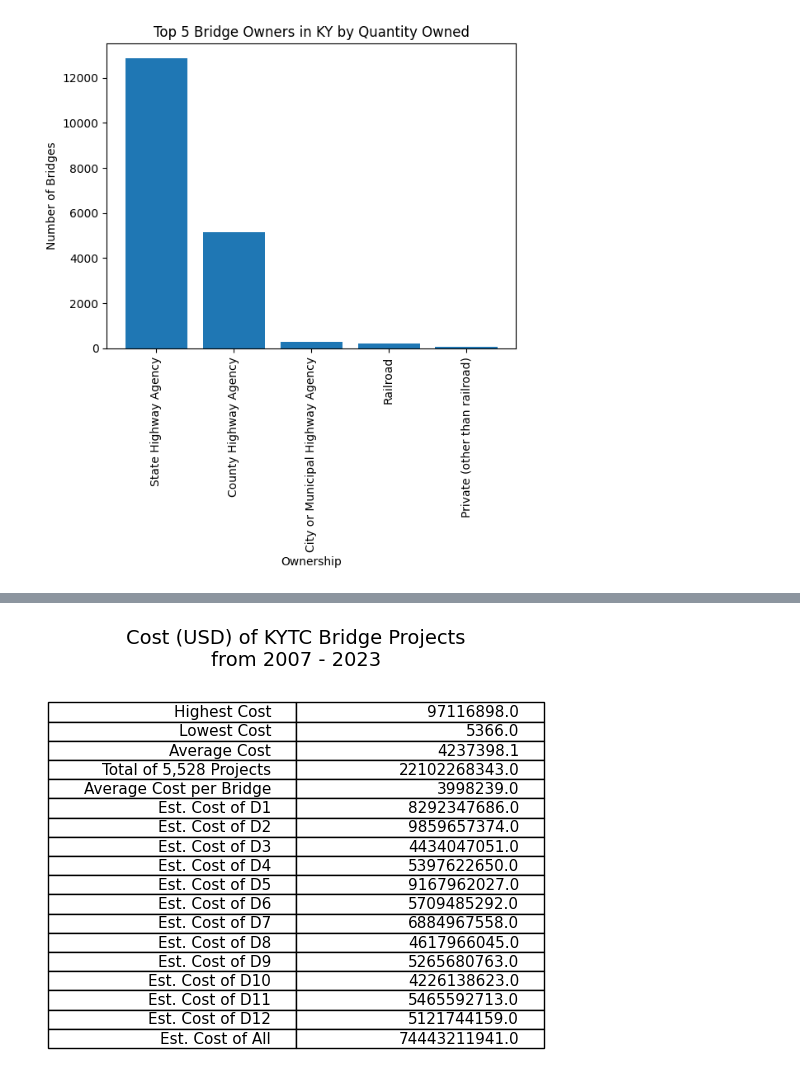
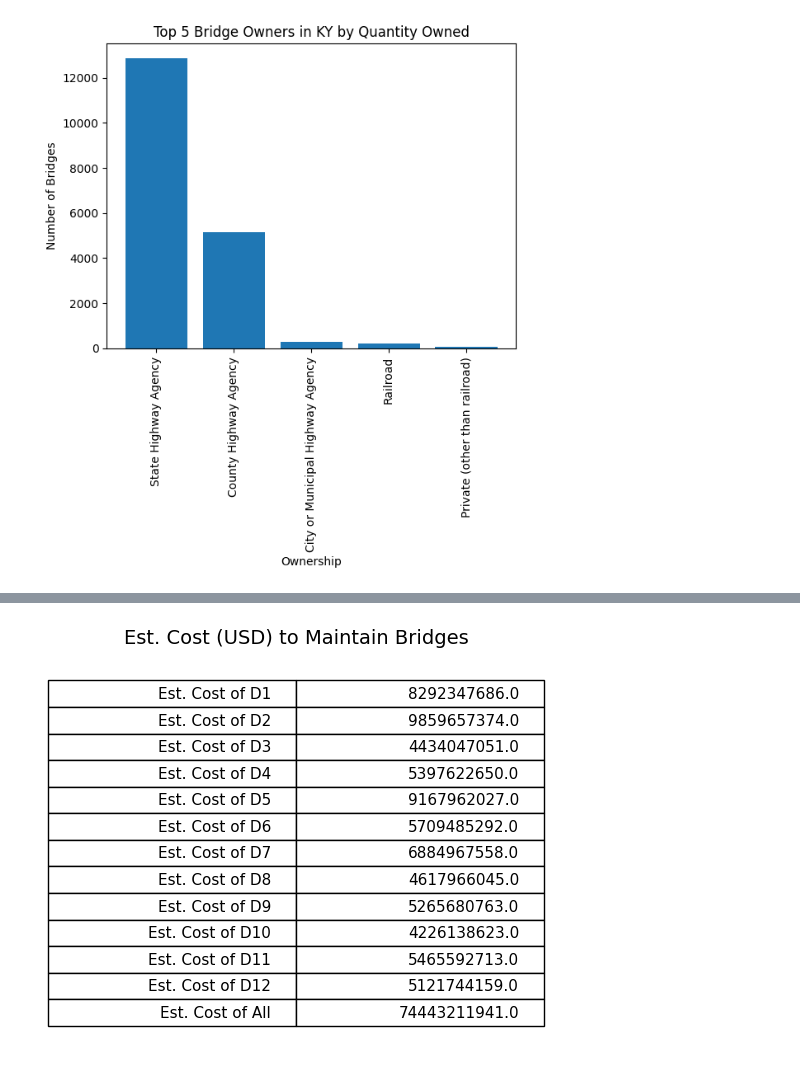
Before and after one commit to DaveenK/KYTC_Bridges, a Jupyter notebook: ky-bridge-analysis-DaveenKnue.ipynb, the cells around one changed output, grey strips where cells are left out. Drawn from its saved outputs; the diff is of its cells as text; code cells hidden in the pictures.

```diff
--- a/ky-bridge-analysis-DaveenKnue.ipynb
+++ b/ky-bridge-analysis-DaveenKnue.ipynb
@@ -417,11 +499,6 @@ D12_cost = cost_per_bridge * pikeville_bridge_count
 # %%
 #create a table
-cost_data = [
-    ["Highest Cost", highest_bridge_cost],
-    ["Lowest Cost", lowest_bridge_cost],
-    ["Average Cost", avg_bridge_cost],
-    ["Total of 5,528 Projects", total_bridge_cost],
-    ["Average Cost per Bridge", cost_per_bridge],
+est_cost_data = [
     ["Est. Cost of D1", D1_cost],
     ["Est. Cost of D2", D2_cost],
     ["Est. Cost of D3", D3_cost],
@@ -429,39 +506,39 @@ cost_data = [
     ["Est. Cost of D5", D5_cost],
     ["Est. Cost of D6", D6_cost],
     ["Est. Cost of D7", D7_cost],
     ["Est. Cost of D8", D8_cost],
     ["Est. Cost of D9", D9_cost],
     ["Est. Cost of D10", D10_cost],
     ["Est. Cost of D11", D11_cost],
     ["Est. Cost of D12", D12_cost],
     ["Est. Cost of All", cost_all_bridges]
 ]
 
 # Create a figure and axis
 fig, ax = plt.subplots()
 
 # Hide the axes
 ax.axis('off')
 
 # Create the table
-bridge_cost_table = ax.table(cellText=cost_data, loc='center', bbox=[0, -0.3, 1, 1.2])
+est_bridge_cost_table = ax.table(cellText=est_cost_data, loc='center', bbox=[0, -0.3, 1, 1.2])
 
 # Adjust font size
-bridge_cost_table.auto_set_font_size(False)
-bridge_cost_table.set_fontsize(11)
+est_bridge_cost_table.auto_set_font_size(False)
+est_bridge_cost_table.set_fontsize(11)
 
 # Adjust cell heights
-bridge_cost_table.scale(1, 1.5)
+est_bridge_cost_table.scale(1, 1.5)
 
 # Add a title to the table
-size_title = ax.set_title("Cost (USD) of KYTC Bridge Projects\nfrom 2007 - 2023", fontsize=14)
+size_title = ax.set_title("Est. Cost (USD) to Maintain Bridges", fontsize=14)
 
 # Adjust the layout to move the table down
 plt.subplots_adjust(top=0.8, bottom=0.2)
 
 plt.show()
 # %% [output]
-[figure, old version]
+[figure, new version]
 # %%
 # Convert 'LET DATE' column to datetime format
 kytc_bridge_projects_awarded['LET DATE'] = pd.to_datetime(kytc_bridge_projects_awarded['LET DATE'])
```
Also changed, not shown: parts of 11 cells of this notebook, 1 other file.
